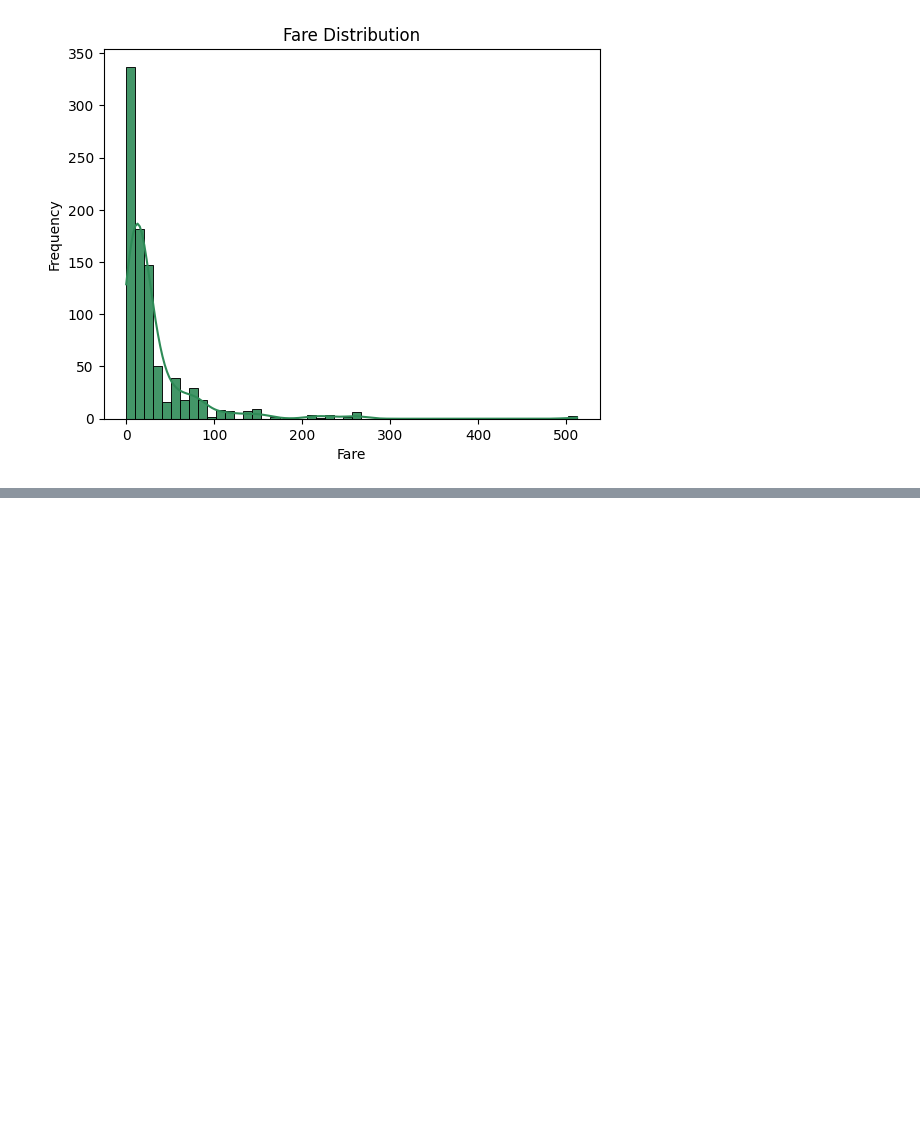
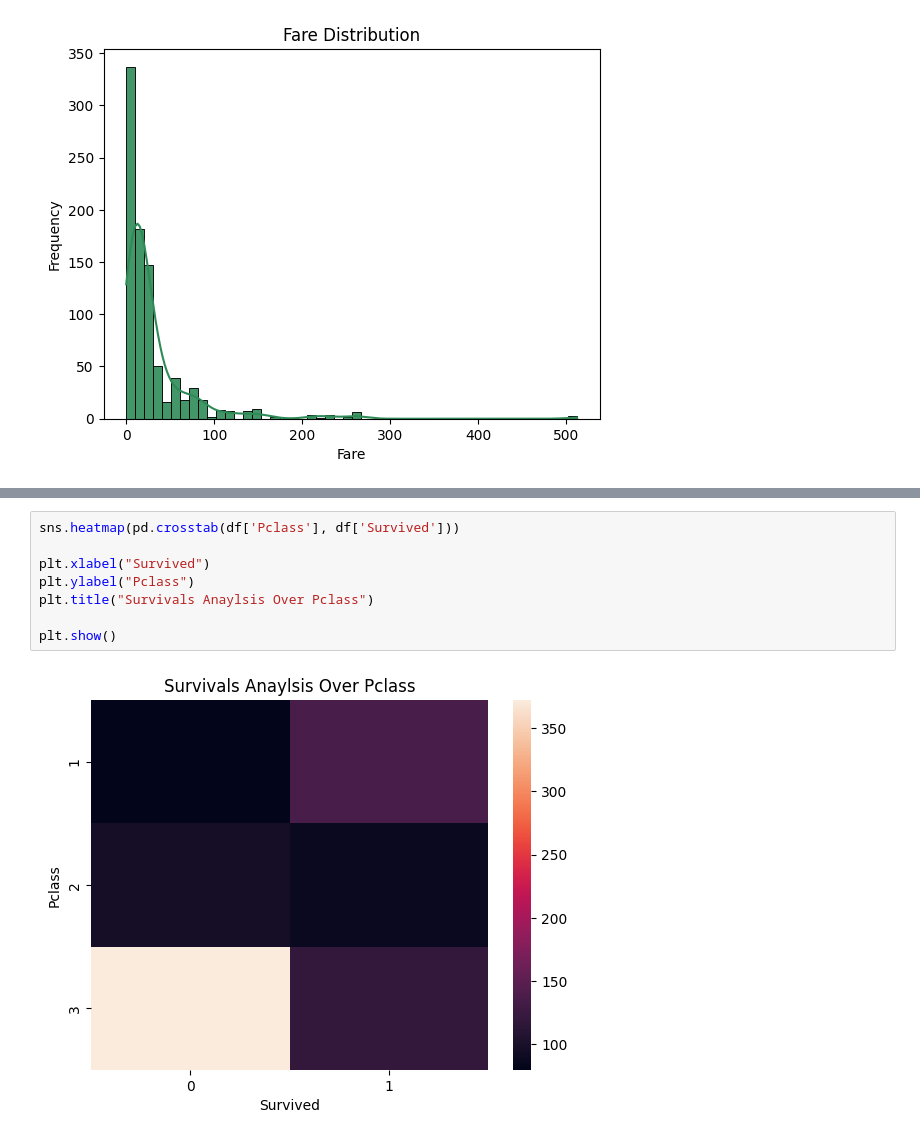
Before and after one commit to Muqaddas-Iftikhar/Titanic-Survival-Analysis, a Jupyter notebook: notebooks/titanic_survivals.ipynb, the cells around one changed output, grey strips where cells are left out. Drawn from its saved outputs; the diff is of its cells as text; blank space fills up the shorter version.

```diff
--- a/notebooks/titanic_survivals.ipynb
+++ b/notebooks/titanic_survivals.ipynb
@@ -379,0 +389,10 @@ plt.show()
+# %%
+sns.heatmap(pd.crosstab(df['Pclass'], df['Survived']))
+
+plt.xlabel("Survived")
+plt.ylabel("Pclass")
+plt.title("Survivals Anaylsis Over Pclass")
+
+plt.show()
+# %% [output]
+[figure, added]
```
Also changed, not shown: parts of 14 cells of this notebook.
